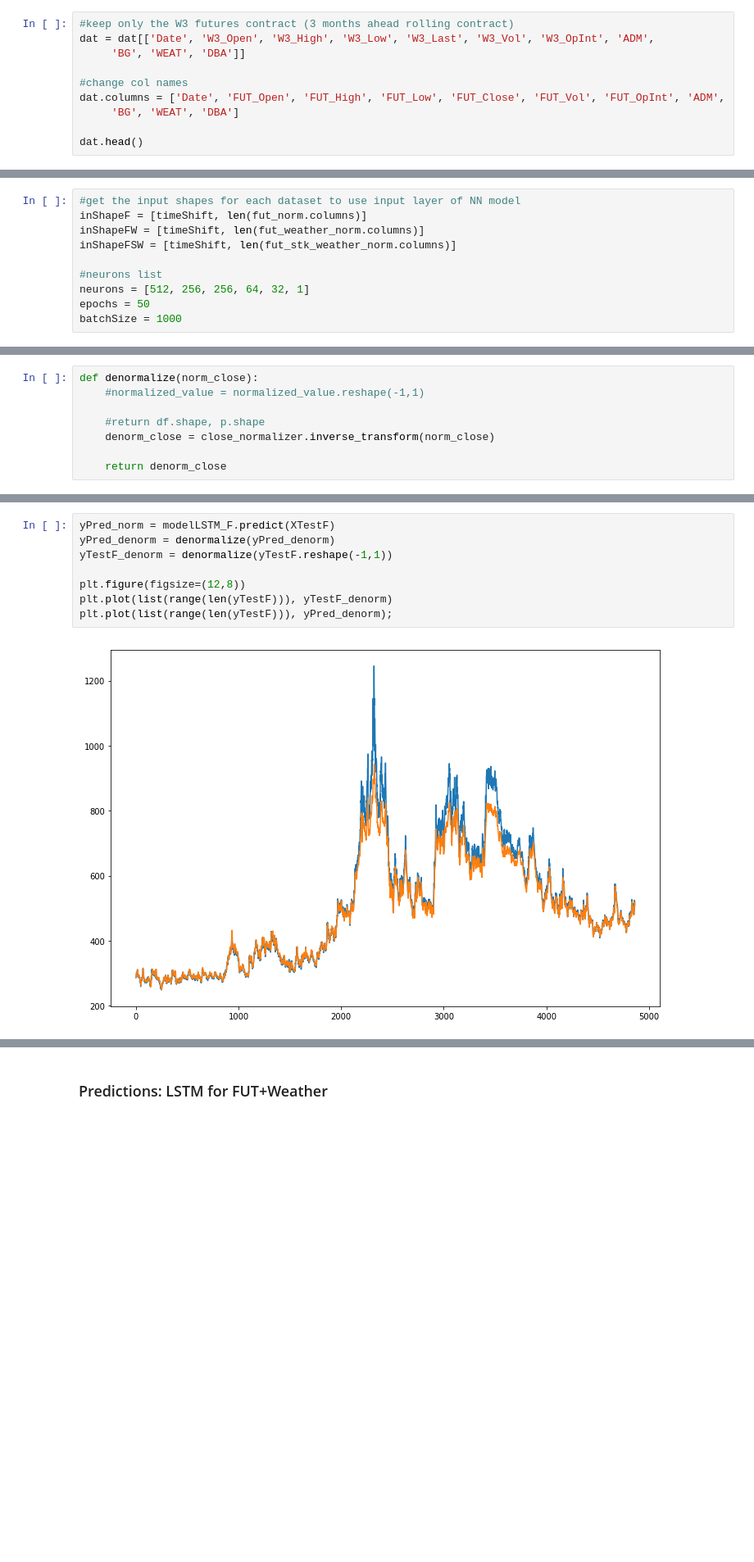
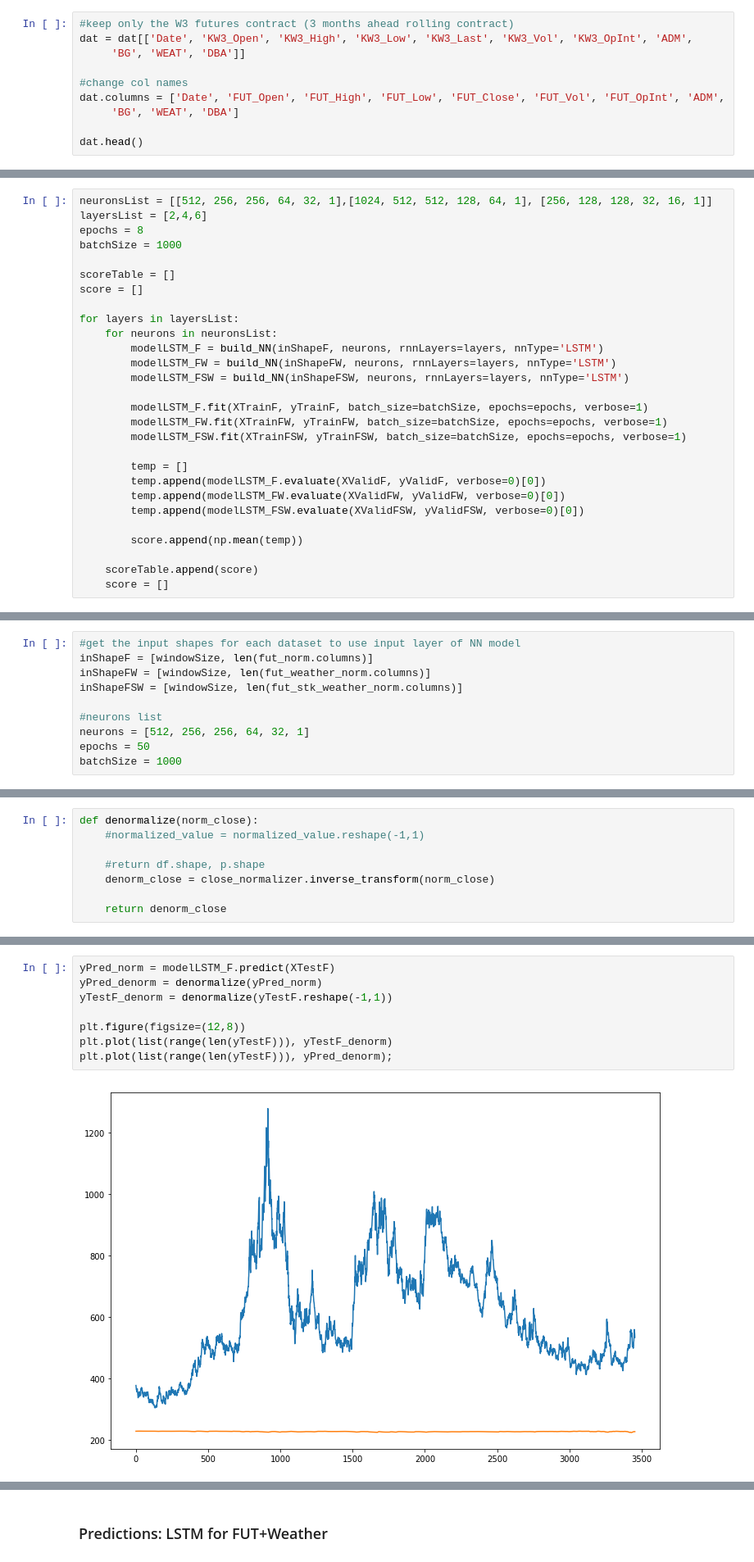
Before and after one commit to andrewredd/aa-project, a Jupyter notebook: futures_data.ipynb, the cells around one changed output, grey strips where cells are left out. Shown at 82% size. Cells and saved outputs as stored; diff of their text form; blank space fills up the shorter version.

Commit message:
updated futs data & models

```diff
--- a/futures_data.ipynb
+++ b/futures_data.ipynb
@@ -138,6 +140,6 @@ for file in filenamesEQ:
 # %%
 #keep only the W3 futures contract (3 months ahead rolling contract)
-dat = dat[['Date', 'W3_Open', 'W3_High', 'W3_Low', 'W3_Last', 'W3_Vol', 'W3_OpInt', 'ADM',
+dat = dat[['Date', 'KW3_Open', 'KW3_High', 'KW3_Low', 'KW3_Last', 'KW3_Vol', 'KW3_OpInt', 'ADM',
      'BG', 'WEAT', 'DBA']]
 
 #change col names
@@ -379,0 +423,28 @@ def build_NN(inShape, neuronList, nnType='RNN'):
+# %%
+neuronsList = [[512, 256, 256, 64, 32, 1],[1024, 512, 512, 128, 64, 1], [256, 128, 128, 32, 16, 1]]
+layersList = [2,4,6]
+epochs = 8
+batchSize = 1000
+
+scoreTable = []
+score = []
+
+for layers in layersList:
+    for neurons in neuronsList:
+        modelLSTM_F = build_NN(inShapeF, neurons, rnnLayers=layers, nnType='LSTM')
+        modelLSTM_FW = build_NN(inShapeFW, neurons, rnnLayers=layers, nnType='LSTM')
+        modelLSTM_FSW = build_NN(inShapeFSW, neurons, rnnLayers=layers, nnType='LSTM')
+
+        modelLSTM_F.fit(XTrainF, yTrainF, batch_size=batchSize, epochs=epochs, verbose=1)
+        modelLSTM_FW.fit(XTrainFW, yTrainFW, batch_size=batchSize, epochs=epochs, verbose=1)
+        modelLSTM_FSW.fit(XTrainFSW, yTrainFSW, batch_size=batchSize, epochs=epochs, verbose=1)
+
+        temp = []
+        temp.append(modelLSTM_F.evaluate(XValidF, yValidF, verbose=0)[0])
+        temp.append(modelLSTM_FW.evaluate(XValidFW, yValidFW, verbose=0)[0])
+        temp.append(modelLSTM_FSW.evaluate(XValidFSW, yValidFSW, verbose=0)[0])
+
+        score.append(np.mean(temp))
+
+    scoreTable.append(score)
+    score = []
@@ -380,8 +475,8 @@ def build_NN(inShape, neuronList, nnType='RNN'):
 # %%
 #get the input shapes for each dataset to use input layer of NN model
-inShapeF = [timeShift, len(fut_norm.columns)]
-inShapeFW = [timeShift, len(fut_weather_norm.columns)]
-inShapeFSW = [timeShift, len(fut_stk_weather_norm.columns)]
+inShapeF = [windowSize, len(fut_norm.columns)]
+inShapeFW = [windowSize, len(fut_weather_norm.columns)]
+inShapeFSW = [windowSize, len(fut_stk_weather_norm.columns)]
 
 #neurons list
 neurons = [512, 256, 256, 64, 32, 1]
@@ -611,10 +927,10 @@ def denormalize(norm_close):
 # %%
 yPred_norm = modelLSTM_F.predict(XTestF)
-yPred_denorm = denormalize(yPred_denorm)
+yPred_denorm = denormalize(yPred_norm)
 yTestF_denorm = denormalize(yTestF.reshape(-1,1))
 
 plt.figure(figsize=(12,8))
 plt.plot(list(range(len(yTestF))), yTestF_denorm)
 plt.plot(list(range(len(yTestF))), yPred_denorm);
 # %% [output]
-[figure, old version]
+[figure, new version]
```
Also changed, not shown: parts of 67 cells of this notebook.
